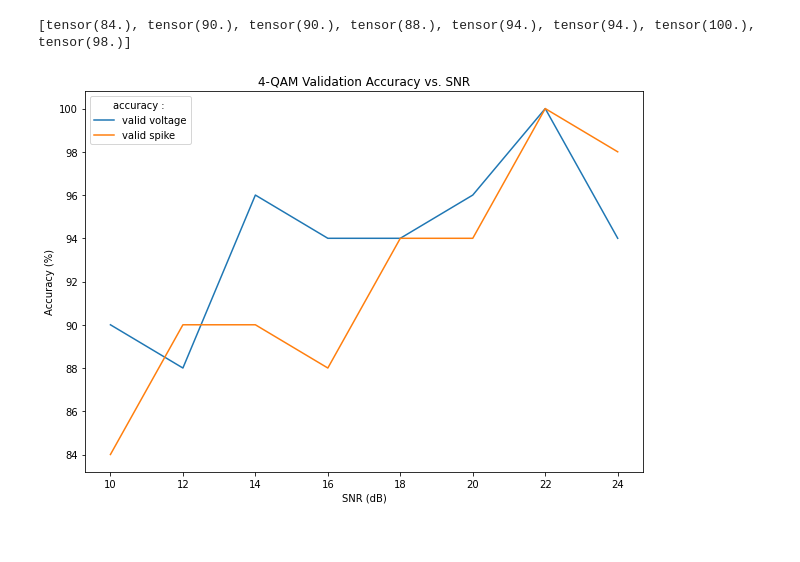
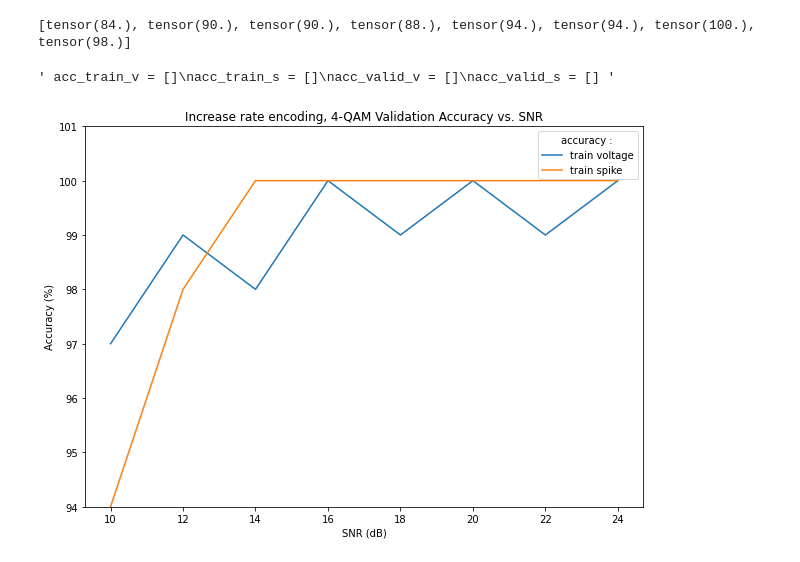
Before and after one commit to aravsi77/spiking_neural_network_thesis, a Jupyter notebook: modulation_class_snn_enabling_sbp.ipynb, the cells around one changed output. Drawn from its saved outputs; the diff is of its cells as text; code cells hidden in the pictures.

```diff
--- a/modulation_class_snn_enabling_sbp.ipynb
+++ b/modulation_class_snn_enabling_sbp.ipynb
@@ -395,8 +397,8 @@ the following are the procedure to do Backpropagation Algorithm <br>
 dt = torch.linspace(0,Time-1,Time) #the time axis
 ref_spike = torch.exp(-dt/tau_m).to(device) ##spike referrence
 
-num_epoch = 25 #number of epochs
-learn_rate = 0.02 #the learning rate
+num_epoch = 100 #number of epochs
+learn_rate = 0.05 #the learning rate
 L = torch.zeros(num_epoch)
 l = torch.zeros(N_samples)
 ACC = torch.zeros(num_epoch)
@@ -508,5 +535,3 @@ print('saved success !')
 saved success !
 # %% [markdown]
 ## 4.1 Run forward propagation, determine the class output by calculating neuron's membrane voltage
-# %%
-acc_train_v = []
@@ -561,6 +588,6 @@ for j in range(N_samples):
 #calculate accuracy
 accr = (torch.sum(y_pred_run==s)*100/N_samples)
 print("Accuracy : "+str(accr.item())+" % ")
-#acc_train_v.append(accr)
-#print(acc_train_v)
+acc_train_v.append(accr)
+print(acc_train_v)
 # %% [output]
@@ -992,22 +1004,25 @@ print(acc_valid_s)
 [tensor(84.), tensor(90.), tensor(90.), tensor(88.), tensor(94.), tensor(94.), tensor(100.), tensor(98.)]
 # %%
 snr_db = [10,12,14,16,18,20,22,24]
-acc_train_v = []
+""" acc_train_v = []
 acc_train_s = []
 acc_valid_v = []
-acc_valid_s = []
+acc_valid_s = [] """
+# %% [output]
+' acc_train_v = []\nacc_train_s = []\nacc_valid_v = []\nacc_valid_s = [] '
 # %%
 
 
 plt.figure(figsize=[10,7])
-#plt.plot(snr_db,acc_train_v,label='train voltage')
-#plt.plot(snr_db,acc_train_s,label='train spike')
-plt.plot(snr_db,acc_valid_v,label='valid voltage')
-plt.plot(snr_db,acc_valid_s,label='valid spike')
+plt.plot(snr_db,acc_train_v,label='train voltage')
+plt.plot(snr_db,acc_train_s,label='train spike')
+#plt.plot(snr_db,acc_valid_v,label='valid voltage')
+#plt.plot(snr_db,acc_valid_s,label='valid spike')
 plt.legend(title='accuracy : ')
-plt.title('4-QAM Validation Accuracy vs. SNR')
+plt.title('Increase rate encoding, 4-QAM Validation Accuracy vs. SNR')
 plt.xlabel('SNR (dB)')
 plt.ylabel('Accuracy (%)')
+plt.ylim(94,101)
 plt.show()
 # %% [output]
-[figure, old version]
+[figure, new version]
```
Also changed, not shown: parts of 23 cells of this notebook.
